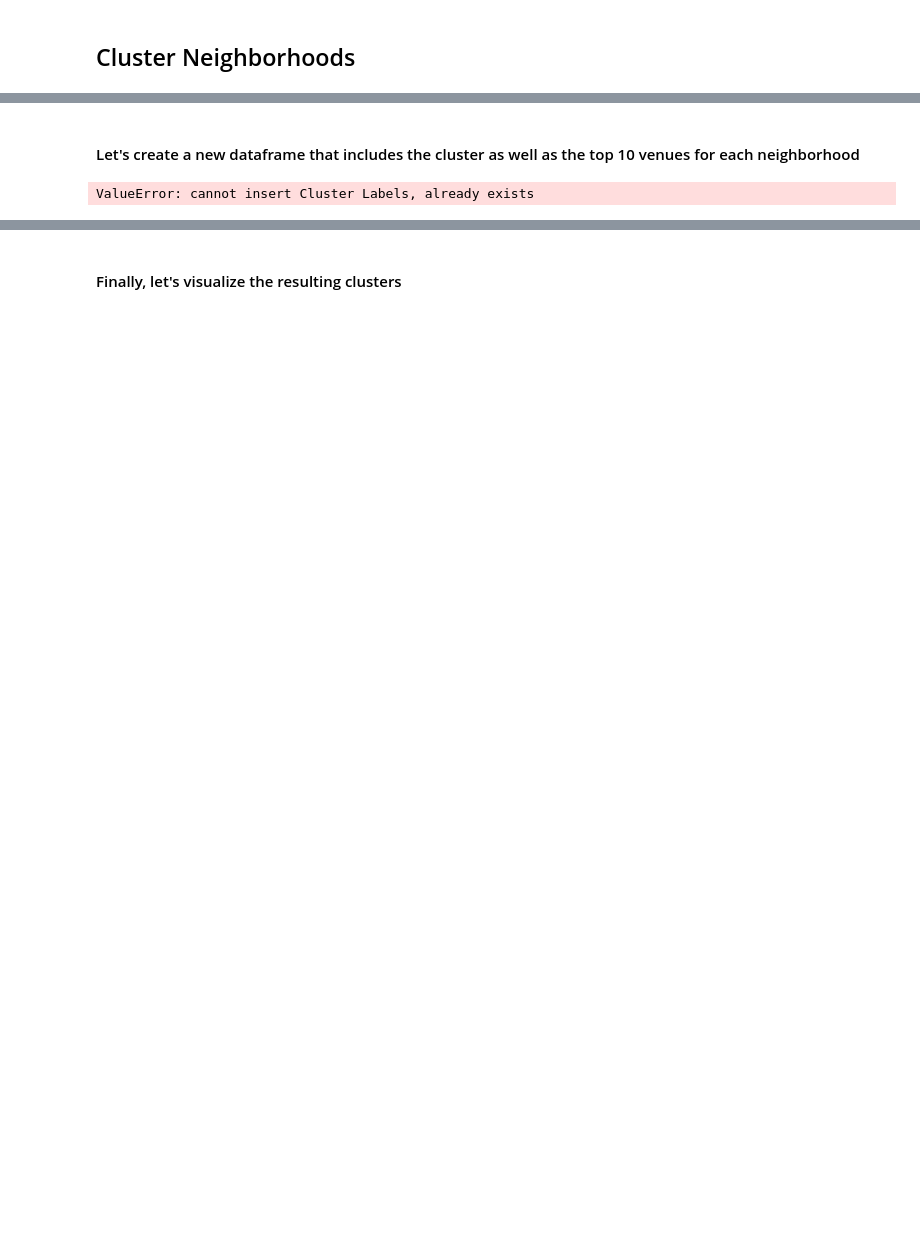
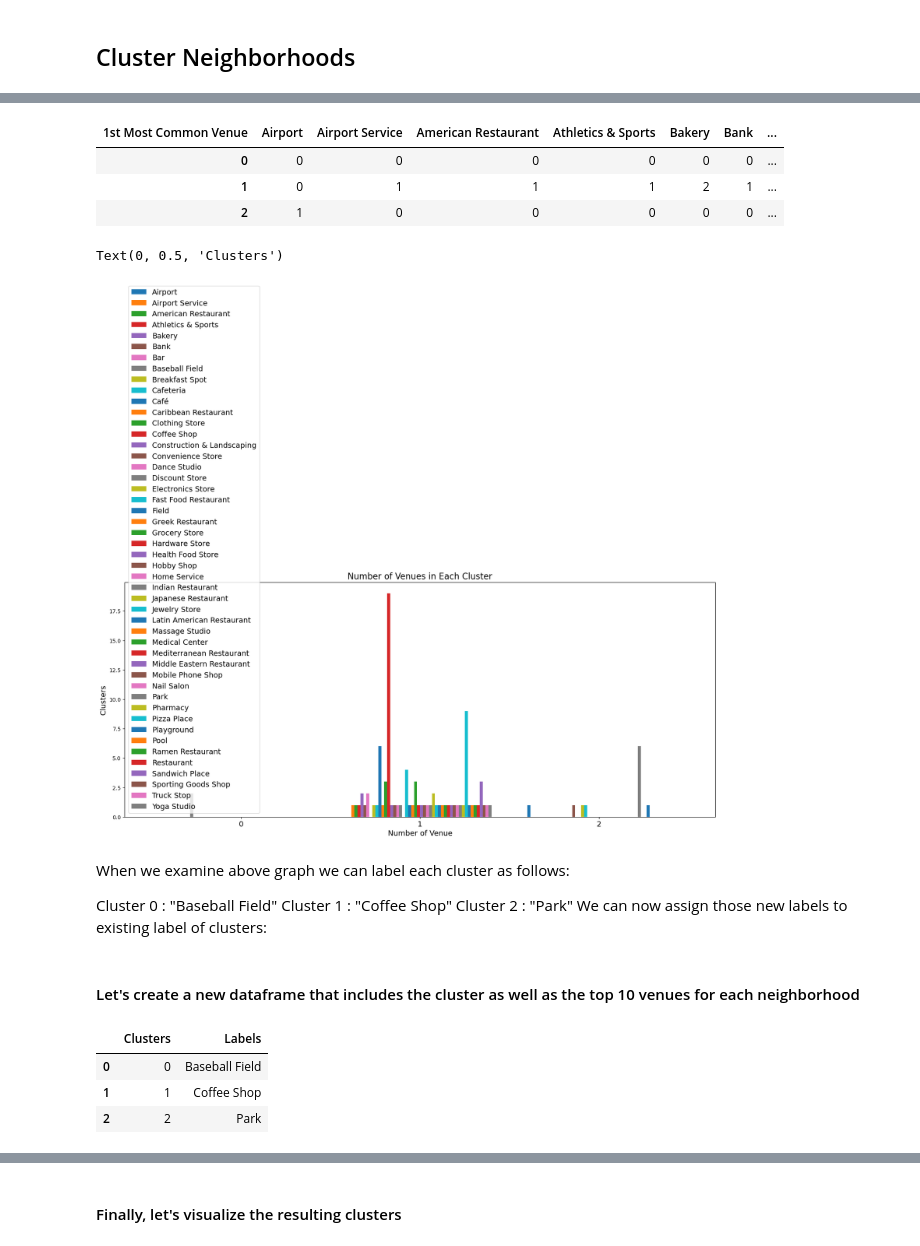
Before and after one commit to deepthich-gh/coursera_capstone_project, a Jupyter notebook: datascience_capstone_project.ipynb, the cells around one changed output, grey strips where cells are left out. Saved outputs shown, nothing was run; the diff lists cells and outputs as text; code cells hidden in the pictures; blank space fills up the shorter version.

```diff
--- a/datascience_capstone_project.ipynb
+++ b/datascience_capstone_project.ipynb
@@ -815,0 +852,15 @@ array([0, 0, 0, 0, 0, 0, 0, 0, 0, 2], dtype=int32)
+# %%
+# add clustering labels
+#neighborhoods_venues_sorted.insert(0, 'Cluster Labels', kmeans.labels_)
+
+toronto_merged = df1
+
+# merge toronto_grouped with toronto_data to add latitude/longitude for each neighborhood
+toronto_merged = toronto_merged.join(neighborhoods_venues_sorted.set_index('Neighborhood'), on='Neighborhood', how = 'right')
+
+
+# add clustering labels
+toronto_merged['Cluster Labels'] = kmeans.labels_
+
+
+toronto_merged.head() # check the last columns!
@@ -816,15 +874,46 @@ array([0, 0, 0, 0, 0, 0, 0, 0, 0, 2], dtype=int32)
+# %%
+count_venue = toronto_merged
+count_venue = count_venue.drop(['PostalCode','Borough','Neighborhood', 'Latitude', 'Longitude'], axis=1)
+count_venue = count_venue.groupby(['Cluster Labels','1st Most Common Venue']).size().reset_index(name='Counts')
+
+#we can transpose it to plot bar chart
+cv_cluster = count_venue.pivot(index='Cluster Labels', columns='1st Most Common Venue', values='Counts')
+cv_cluster = cv_cluster.fillna(0).astype(int).reset_index(drop=True)
+cv_cluster
+# %% [output]
+| 1st Most Common Venue | Airport | Airport Service | American Restaurant | Athletics & Sports | Bakery | Bank | ... |
+| 0 | 0 | 0 | 0 | 0 | 0 | 0 | ... |
+| 1 | 0 | 1 | 1 | 1 | 2 | 1 | ... |
+| 2 | 1 | 0 | 0 | 0 | 0 | 0 | ... |
+# %%
+#creating a bar chart of "Number of Venues in Each Cluster"
+frame=cv_cluster.plot(kind='bar',figsize=(20,8),width = 0.8)
+
+plt.legend(labels=cv_cluster.columns,fontsize= 14)
+plt.title("Number of Venues in Each Cluster",fontsize= 16)
+plt.xticks(fontsize=14)
+plt.xticks(rotation=0)
+plt.xlabel('Number of Venue', fontsize=14)
+plt.ylabel('Clusters', fontsize=14)
+# %% [output]
+Text(0, 0.5, 'Clusters')
+[figure, added]
+# %% [markdown]
+
+When we examine above graph we can label each cluster as follows:
+
+Cluster 0 : "Baseball Field"
+Cluster 1 : "Coffee Shop"
+Cluster 2 : "Park"
+We can now assign those new labels to existing label of clusters:
 # %% [markdown]
 #### Let's create a new dataframe that includes the cluster as well as the top 10 venues for each neighborhood
-# %%
-# add clustering labels
-neighborhoods_venues_sorted.insert(0, 'Cluster Labels', kmeans.labels_)
-
-toronto_merged = df1
-
-# merge manhattan_grouped with manhattan_data to add latitude/longitude for each neighborhood
-toronto_merged = toronto_merged.join(neighborhoods_venues_sorted.set_index('Neighborhood'), on='Neighborhood', how = 'right')
-
-
-toronto_merged.head() # check the last columns!
-# %% [output]
-ValueError: cannot insert Cluster Labels, already exists
+# %%
+Cluster_labels = {'Clusters': [0,1,2], 'Labels': ["Baseball Field","Coffee Shop","Park"]}
+Cluster_labels = pd.DataFrame(data=Cluster_labels)
+Cluster_labels
+# %% [output]
+|  | Clusters | Labels |
+| 0 | 0 | Baseball Field |
+| 1 | 1 | Coffee Shop |
+| 2 | 2 | Park |
```
Also changed, not shown: parts of 54 cells of this notebook.
